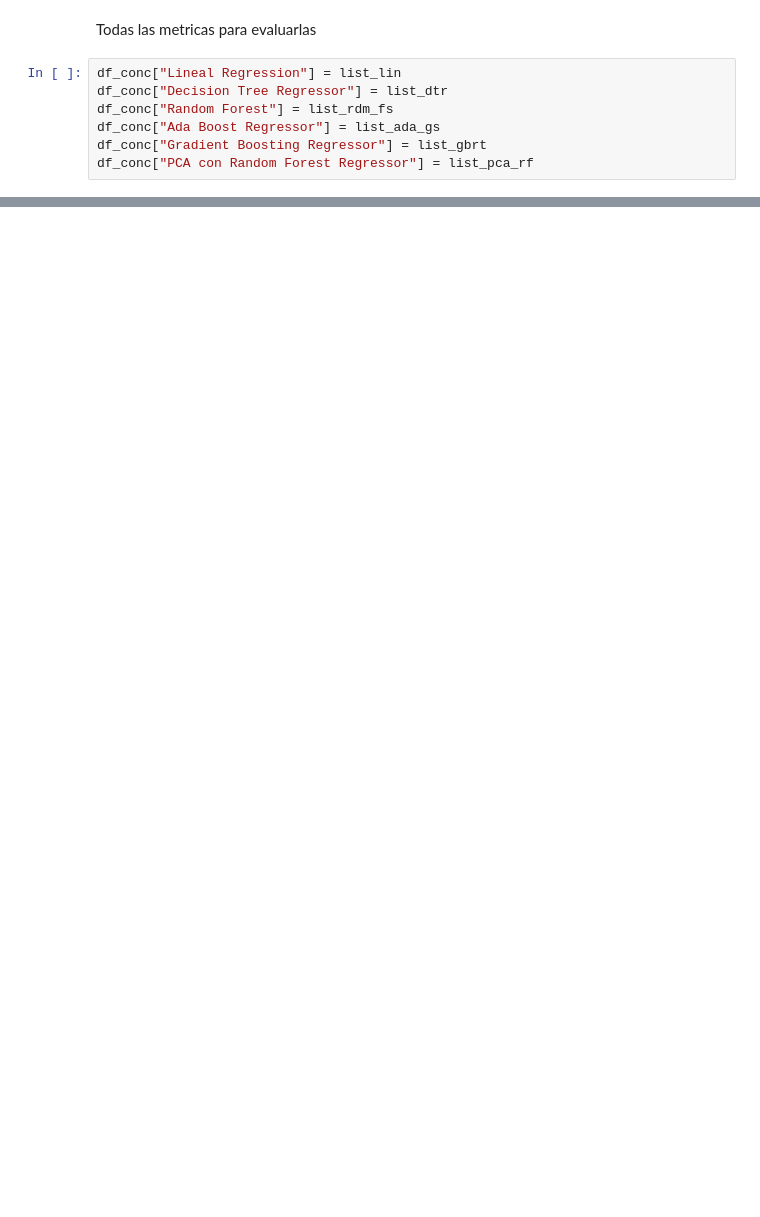
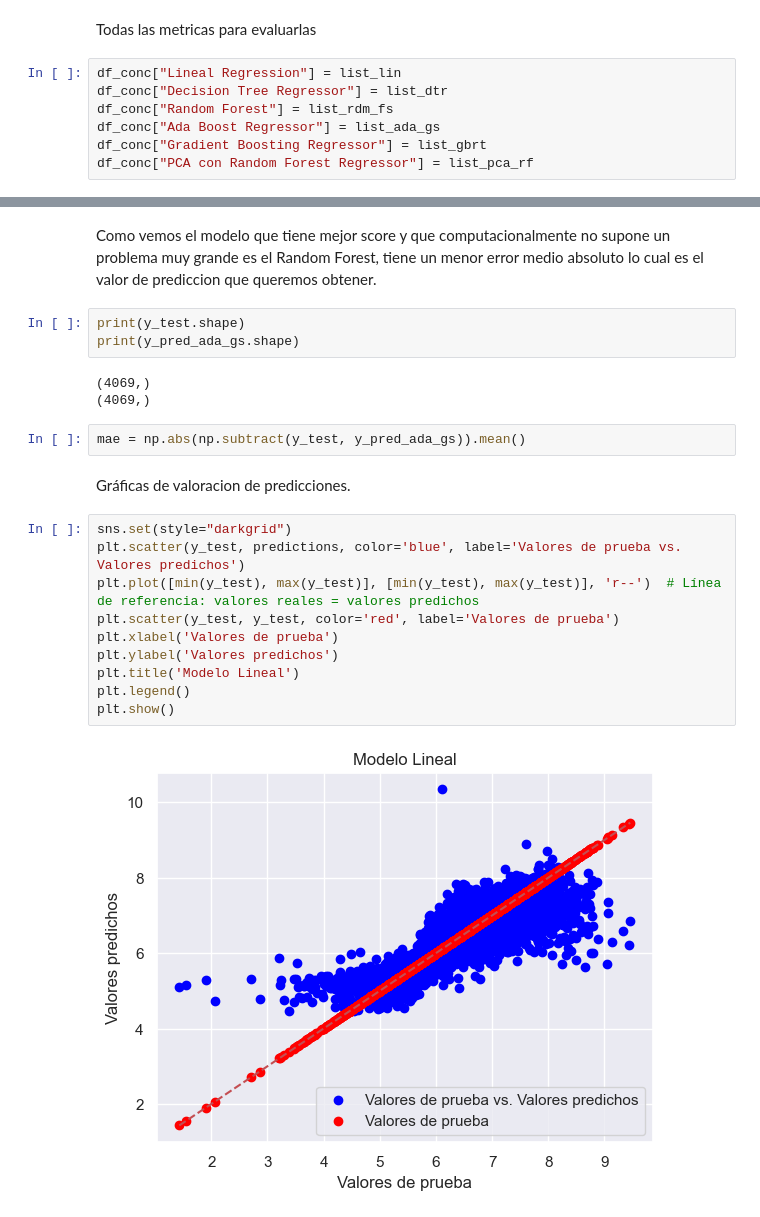
Before and after one commit to svalencia-romero/Prediccion-rating-de-usuarios-de-juegos-de-mesa, a Jupyter notebook: notebooks/04_Evaluacion_Modelo.ipynb, the cells around one changed output, grey strips where cells are left out. Saved outputs shown, nothing was run; the diff lists cells and outputs as text; blank space fills up the shorter version.

```diff
--- a/notebooks/04_Evaluacion_Modelo.ipynb
+++ b/notebooks/04_Evaluacion_Modelo.ipynb
@@ -334,3 +344,27 @@ df_conc
 | MSE | 0.3081 | 0.1927 | 0.1136 | 0.2783 | 0.1353 | ... |
 | RMSE | 0.5551 | 0.4390 | 0.3370 | 0.5275 | 0.3678 | ... |
 | R2Score | 0.6474 | 0.7794 | 0.8700 | 0.6815 | 0.8451 | ... |
+# %% [markdown]
+Como vemos el modelo que tiene mejor score y que computacionalmente no supone un problema muy grande es el Random Forest, tiene un menor error medio absoluto lo cual es el valor de prediccion que queremos obtener.
+# %%
+print(y_test.shape)
+print(y_pred_ada_gs.shape)
+# %% [output]
+(4069,)
+(4069,)
+# %%
+mae = np.abs(np.subtract(y_test, y_pred_ada_gs)).mean()
+# %% [markdown]
+Gráficas de valoracion de predicciones.
+# %%
+sns.set(style="darkgrid")
+plt.scatter(y_test, predictions, color='blue', label='Valores de prueba vs. Valores predichos')
+plt.plot([min(y_test), max(y_test)], [min(y_test), max(y_test)], 'r--')  # Línea de referencia: valores reales = valores predichos
+plt.scatter(y_test, y_test, color='red', label='Valores de prueba')
+plt.xlabel('Valores de prueba')
+plt.ylabel('Valores predichos')
+plt.title('Modelo Lineal')
+plt.legend()
+plt.show()
+# %% [output]
+[figure, added]
```
Also changed, not shown: parts of 17 cells of this notebook, 17 other files.
